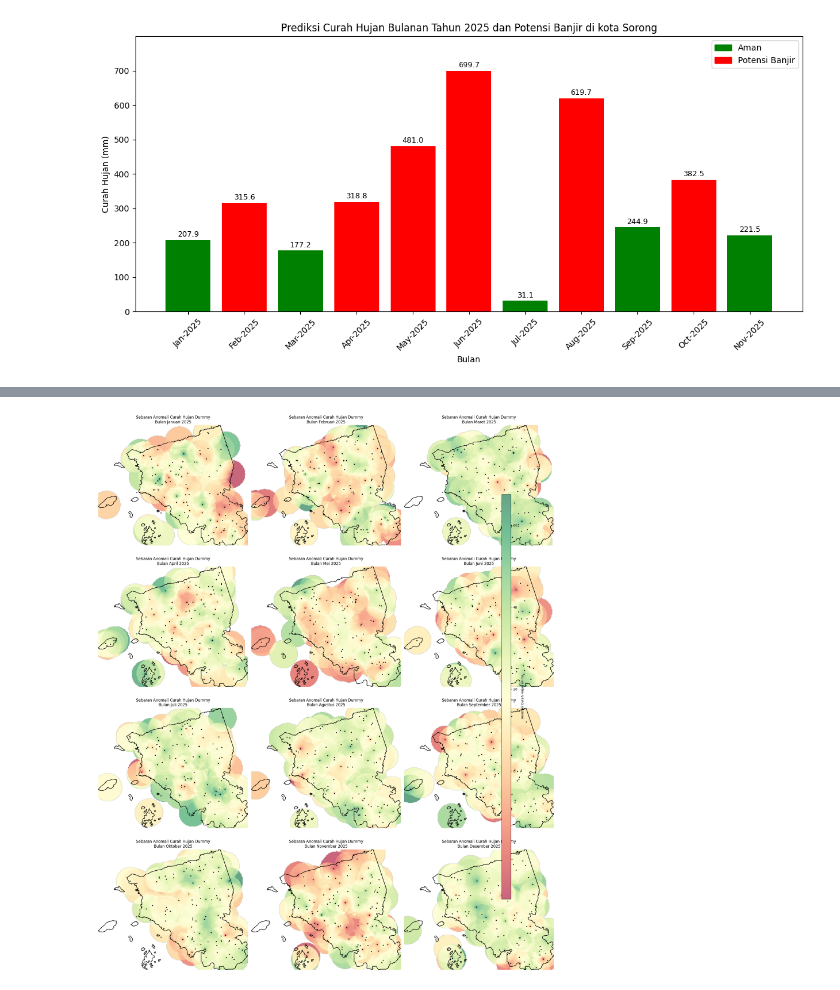
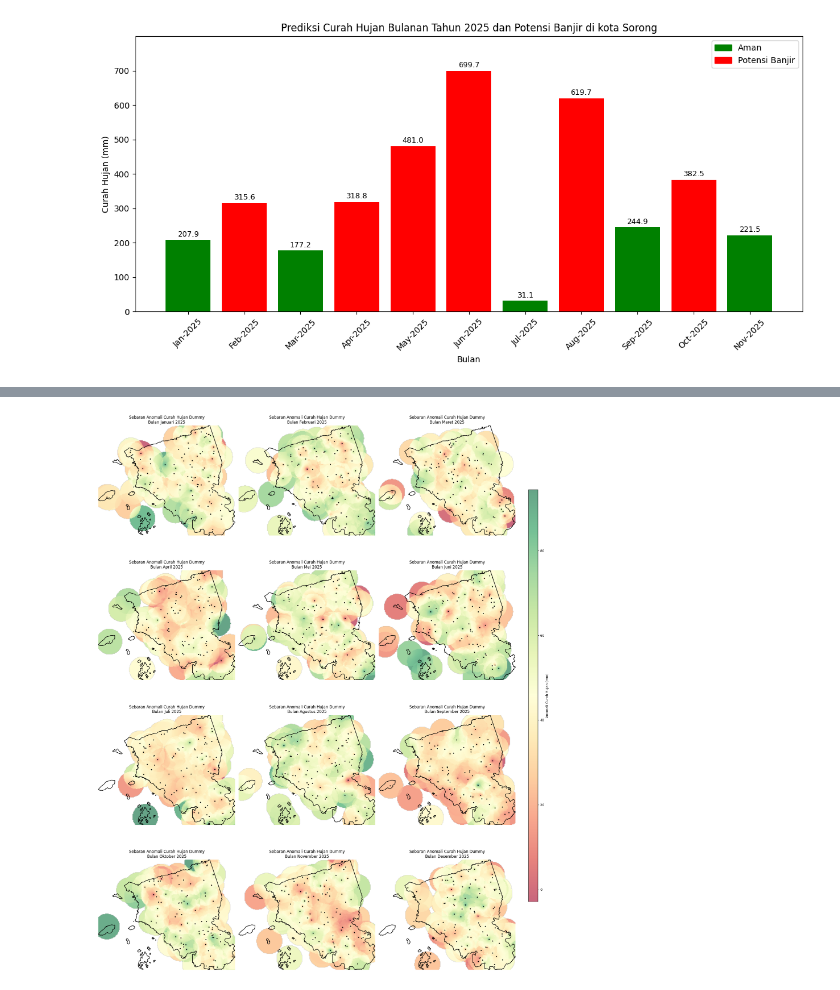
Before and after one commit to Asigen93/Prediksi_Hujan_Kota_Sorong_2025-, a Jupyter notebook: Prediksi_Hujan_Kota_Sorong_2025.ipynb, the cells around one changed output, grey strips where cells are left out. Saved outputs shown, nothing was run; the diff lists cells and outputs as text; code cells hidden in the pictures.

```diff
--- a/Prediksi_Hujan_Kota_Sorong_2025.ipynb
+++ b/Prediksi_Hujan_Kota_Sorong_2025.ipynb
@@ -261,38 +259,38 @@ for i, bulan in enumerate(bulan_names):
 
     # Process only the grid points with valid neighbors
     for j in valid_grid_points_idxs:
         # Get valid distances and indices for the current grid point
         valid_dists_j = dists[j][dists[j] != np.inf]
         valid_idxs_j = idxs[j][dists[j] != np.inf]
 
         # Calculate weights and perform weighted average
         weights_j = 1 / (valid_dists_j + 1e-12)
         weighted_values[j] = np.sum(weights_j * sample_values[valid_idxs_j]) / np.sum(weights_j)
 
-
     weighted_values = weighted_values.reshape(grid_x.shape)
 
     # Plot per bulan
     ax = axes[i]
     gdf_sorong.boundary.plot(ax=ax, color="black")
-    c = ax.imshow(
+    im = ax.imshow(
         weighted_values.T,
         extent=(poly.bounds[0], poly.bounds[2], poly.bounds[1], poly.bounds[3]),
         origin="lower",
         cmap="RdYlGn",
         alpha=0.6
     )
     gdf_points.plot(ax=ax, color="black", markersize=5)
     ax.set_title(f"Sebaran Anomali Curah Hujan Dummy\nBulan {bulan} 2025")
     ax.axis("off")
 
-# Colorbar global
-fig.subplots_adjust(right=0.85)
-cbar_ax = fig.add_axes([0.88, 0.15, 0.02, 0.7])
-cb = fig.colorbar(c, cax=cbar_ax)
+# 1) rapikan subplot sebelum colorbar
+fig.tight_layout(rect=[0,0,0.9,1])   # Sisakan ruang di kanan (max x=0.9)
+
+# 2) Buat colorbar di samping kanan
+cbar_ax = fig.add_axes([0.92, 0.15, 0.02, 0.7])   # Posisi di luar grid subplot
+cb = fig.colorbar(im, cax=cbar_ax)
 cb.set_label("Anomali Curah Hujan (mm)")
 
-plt.tight_layout()
 plt.show()
 # %% [output]
-[figure, old version]
+[figure, new version]
```
Also changed, not shown: parts of 5 cells of this notebook.
